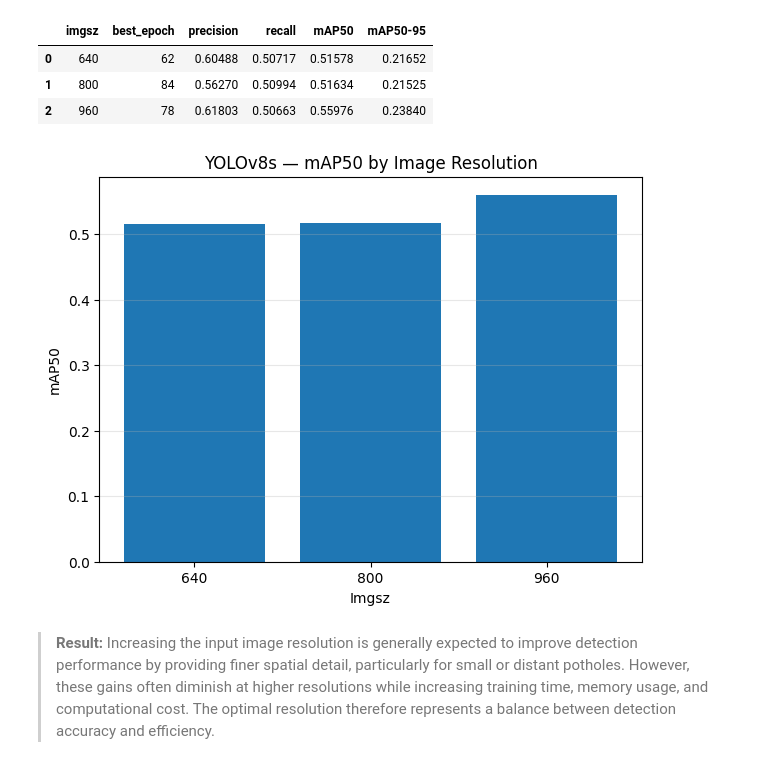
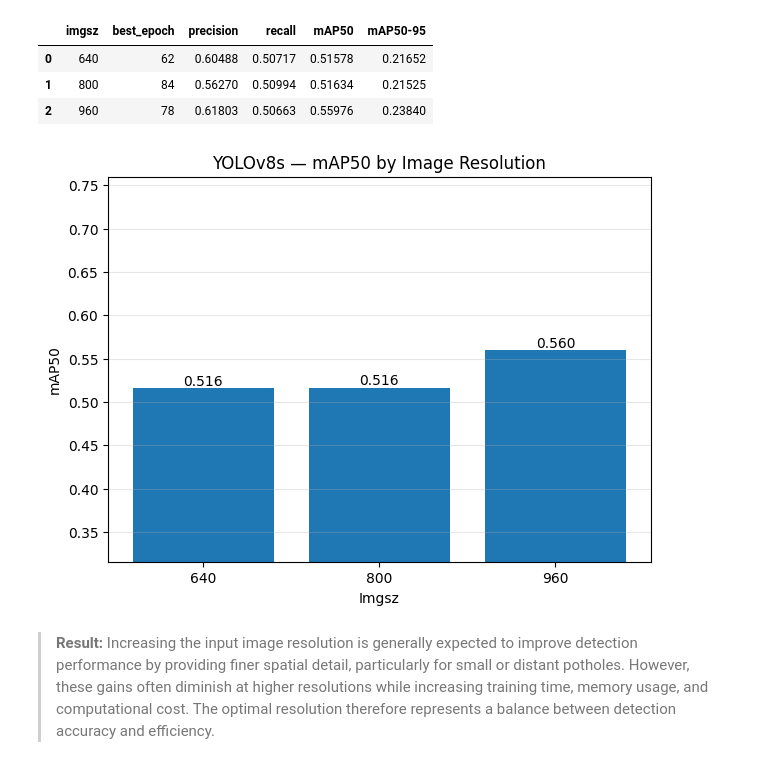
Before and after one commit to kibwale/nipe_macho, a Jupyter notebook: notebooks/testing_new_data.ipynb, the cells around one changed output. Cells and saved outputs as stored; diff of their text form; code cells hidden in the pictures.

```diff
--- a/notebooks/testing_new_data.ipynb
+++ b/notebooks/testing_new_data.ipynb
@@ -477,22 +477,24 @@ pixel_df
 | 2 | 960 | 78 | 0.61803 | 0.50663 | 0.55976 | 0.23840 |
 # %%
 
-def plot_bar(df, x_col, metric="mAP50", title=None, pad=0.01):
-    plt.figure(figsize=(7,5))
-    plt.bar(df[x_col].astype(str), df[metric])
+def plot_bar(df, x_col, metric="mAP50", title=None, pad=0.01, color=None, show_labels=True):
+    """Plot a bar chart comparing a metric across experiments, with
+    optional y-axis padding and value labels on top of bars."""
+    plt.figure(figsize=(7, 5))
+    plt.bar(df[x_col].astype(str), df[metric], color=color)
 
     ymin = max(0, df[metric].min() - pad)
-    ymax = min(1, df[metric].max() + pad)
+    ymax = min(1, df[metric].max() + pad) if df[metric].max() <= 1 else df[metric].max() * 1.1
     plt.ylim(ymin, ymax)
 
-    plt.xlabel(x_col)
+    plt.xlabel(x_col.replace("_", " ").title())
     plt.ylabel(metric)
-    plt.title(title)
+    plt.title(title or f"{metric} comparison")
     plt.grid(axis="y", alpha=0.3)
 
-    # value labels
-    for i, v in enumerate(df[metric]):
-        plt.text(i, v, f"{v:.3f}", ha="center", va="bottom")
+    if show_labels:
+        for i, v in enumerate(df[metric]):
+            plt.text(i, v, f"{v:.3f}" if v <= 1 else f"{v:.1f}", ha="center", va="bottom")
 
     plt.show()
 def plot_metric_bar(df, x_col, metric="mAP50", title=None):
@@ -518,13 +520,9 @@ def plot_metric_bar(df, x_col, metric="mAP50", title=None):
     plt.grid(axis="y", alpha=0.3)
     plt.show()
 # %%
-plot_metric_bar(
-    pixel_df,
-    x_col="imgsz",
-    title="YOLOv8s — mAP50 by Image Resolution"
-)
+plot_bar(pixel_df,x_col="imgsz",pad=0.2,title="YOLOv8s — mAP50 by Image Resolution")
 # %% [output]
-[figure, old version]
+[figure, new version]
 # %% [markdown]
 > **Result:** Increasing the input image resolution is generally expected to improve detection performance by providing finer spatial detail, particularly for small or distant potholes. However, these gains often diminish at higher resolutions while increasing training time, memory usage, and computational cost. The optimal resolution therefore represents a balance between detection accuracy and efficiency.
 # %% [markdown]
```
Also changed, not shown: parts of 17 cells of this notebook.
